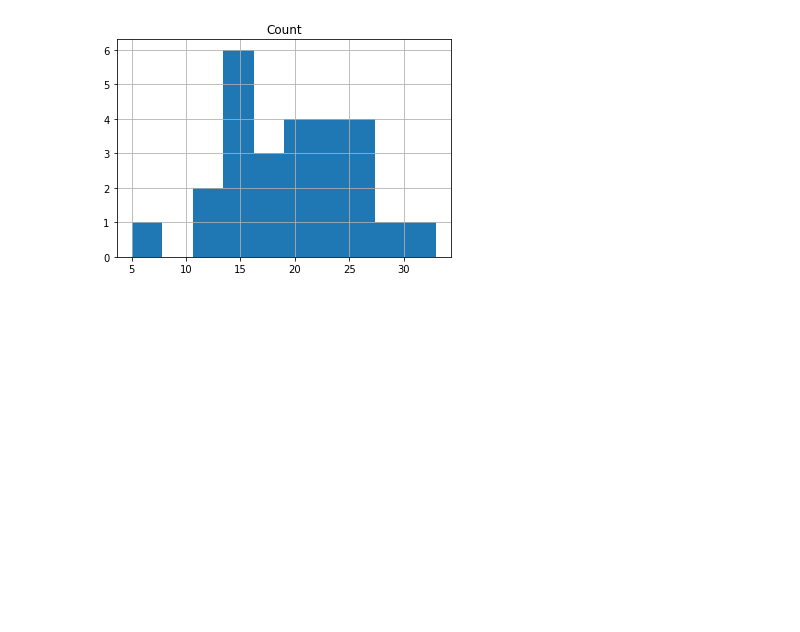
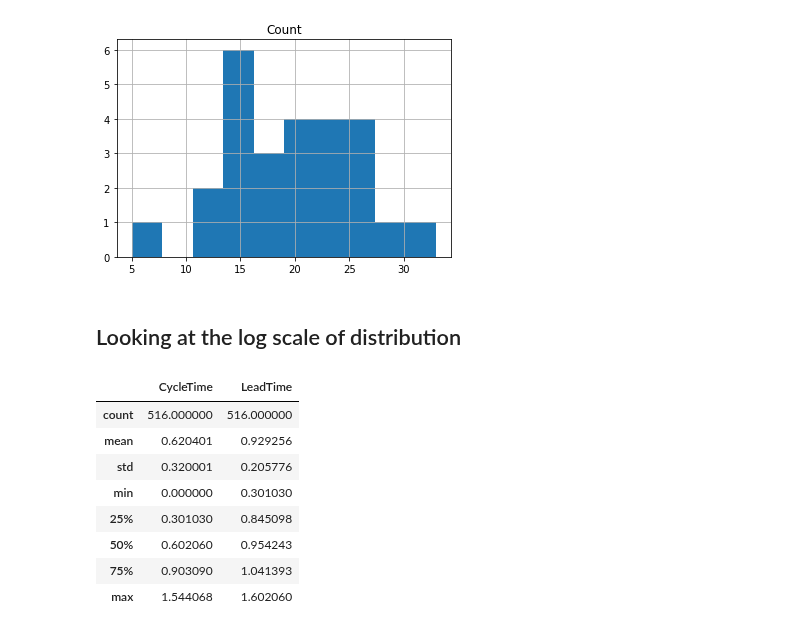
Before and after one commit to zkavtaskin/Lead-Time-Driven-Delivery-Simulation, a Jupyter notebook: Notebook/LittlePower.ipynb, the cells around one changed output. Saved outputs shown, nothing was run; the diff lists cells and outputs as text; code cells hidden in the pictures; blank space fills up the shorter version.

Commit message:
log scale

```diff
--- a/Notebook/LittlePower.ipynb
+++ b/Notebook/LittlePower.ipynb
@@ -52,3 +54,20 @@ print("Number of work items per Sprint mean: {0}, median:{1}, std: {2}".format(s
 Number of work items per Sprint mean: 19, median:19, std: Count    6.149421
 dtype: float64
 [figure]
+# %% [markdown]
+## Looking at the log scale of distribution
+# %%
+sprints_log = sprints.copy(deep=True)
+sprints_log["CycleTime"] = np.log10(sprints["CycleTime"])
+sprints_log["LeadTime"] = np.log10(sprints["LeadTime"])
+sprints_log.describe()
+# %% [output]
+|  | CycleTime | LeadTime |
+| count | 516.000000 | 516.000000 |
+| mean | 0.620401 | 0.929256 |
+| std | 0.320001 | 0.205776 |
+| min | 0.000000 | 0.301030 |
+| 25% | 0.301030 | 0.845098 |
+| 50% | 0.602060 | 0.954243 |
+| 75% | 0.903090 | 1.041393 |
+| max | 1.544068 | 1.602060 |
```
Also changed, not shown: parts of 7 cells of this notebook, 2 other files.
